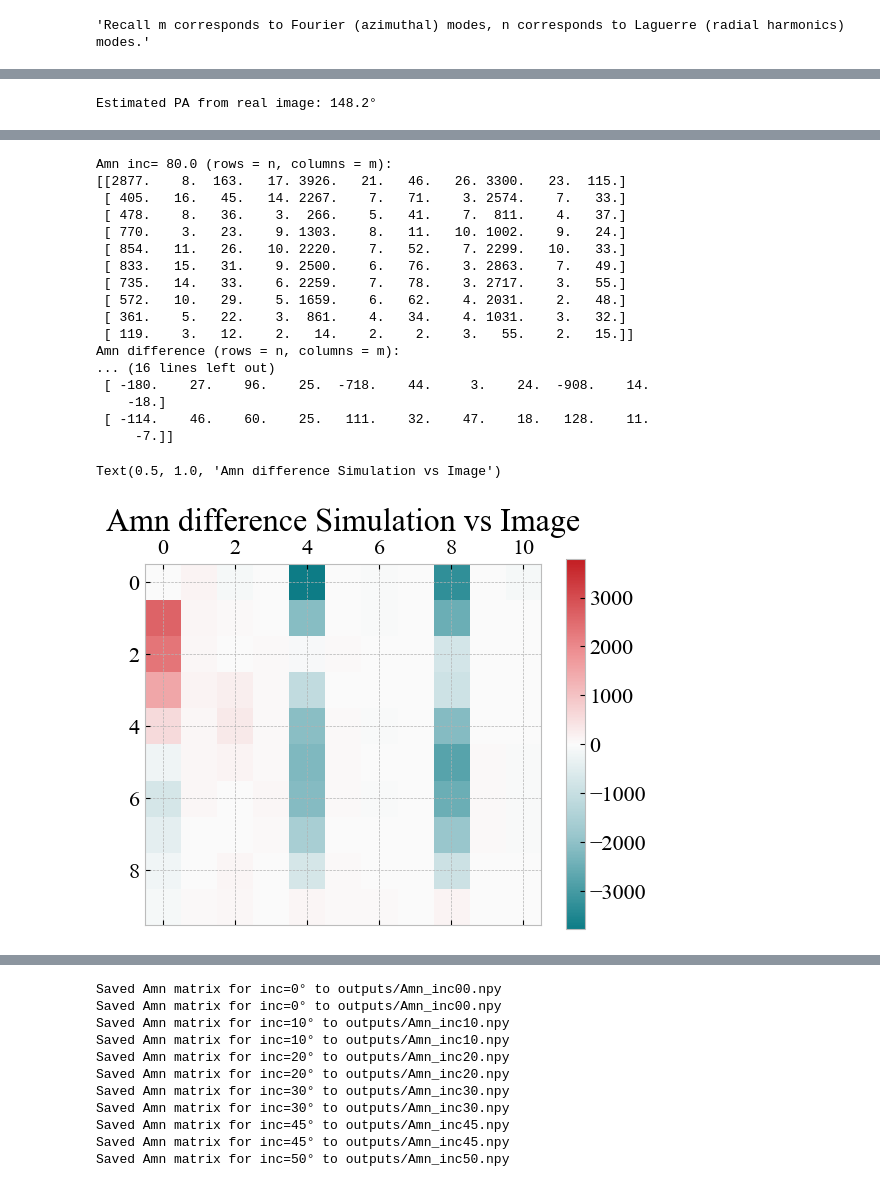
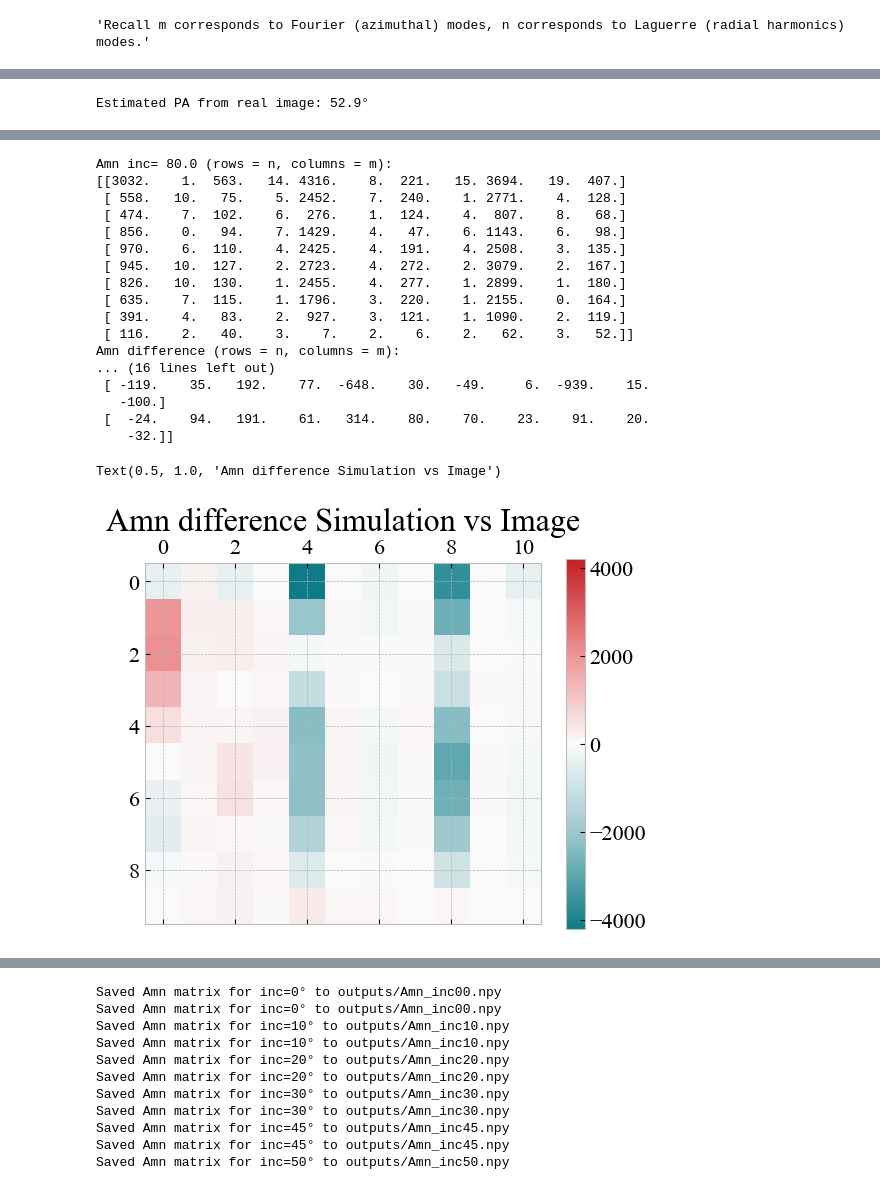
Before and after one commit to meganhmartinez/Sonification, a Jupyter notebook: Expansions.ipynb, the cells around one changed output, grey strips where cells are left out. Cells and saved outputs as stored; diff of their text form; code cells hidden in the pictures.

```diff
--- a/Expansions.ipynb
+++ b/Expansions.ipynb
@@ -186,12 +186,12 @@ rmax= 212
 a=5
 N=100000
 #Load the image as a 2D float array
-file = "295140.jpg"
+file = "290722.jpg"
 gray = np.array(Image.open(file).convert("L"), dtype=float)  # shape (h, w)
 
 h, w = gray.shape
 cx, cy = w//2, h//2
-radius = 60  # in pixels
+radius = 65 # in pixels
 print(f"Image size: {w}x{h} pixels, radius={radius} pixels")
 # Build the circular mask
 y, x = np.indices((h,w))
@@ -527,7 +527,7 @@ for PA in PA_list:
     D = DiscGalaxy(N=N, a=a, M=np.sum(gray))
     D.rotate_disc(inc_bt, 0, PA)
     D.generate_image(rmax=rmax, nbins=nbins, noiselevel=noise)
-    E = D.make_pointexpansion(mmax, nmax, a)
+    E = D.make_expansion(mmax, nmax, a)
 
     coscoefs = E.coscoefs
     sincoefs = E.sincoefs
@@ -612,5 +612,5 @@ figure.colorbar(caxes)
 
 axes.set_title(f"Amn difference Simulation vs Image")
 # %% [output]
-Estimated PA from real image: 148.2°
+Estimated PA from real image: 52.9°
 [figure]
@@ -618,20 +618,20 @@ Estimated PA from real image: 148.2°
 Amn inc= 80.0 (rows = n, columns = m):
-[[2877.    8.  163.   17. 3926.   21.   46.   26. 3300.   23.  115.]
- [ 405.   16.   45.   14. 2267.    7.   71.    3. 2574.    7.   33.]
- [ 478.    8.   36.    3.  266.    5.   41.    7.  811.    4.   37.]
- [ 770.    3.   23.    9. 1303.    8.   11.   10. 1002.    9.   24.]
- [ 854.   11.   26.   10. 2220.    7.   52.    7. 2299.   10.   33.]
- [ 833.   15.   31.    9. 2500.    6.   76.    3. 2863.    7.   49.]
- [ 735.   14.   33.    6. 2259.    7.   78.    3. 2717.    3.   55.]
- [ 572.   10.   29.    5. 1659.    6.   62.    4. 2031.    2.   48.]
- [ 361.    5.   22.    3.  861.    4.   34.    4. 1031.    3.   32.]
- [ 119.    3.   12.    2.   14.    2.    2.    3.   55.    2.   15.]]
+[[3032.    1.  563.   14. 4316.    8.  221.   15. 3694.   19.  407.]
+ [ 558.   10.   75.    5. 2452.    7.  240.    1. 2771.    4.  128.]
+ [ 474.    7.  102.    6.  276.    1.  124.    4.  807.    8.   68.]
+ [ 856.    0.   94.    7. 1429.    4.   47.    6. 1143.    6.   98.]
+ [ 970.    6.  110.    4. 2425.    4.  191.    4. 2508.    3.  135.]
+ [ 945.   10.  127.    2. 2723.    4.  272.    2. 3079.    2.  167.]
+ [ 826.   10.  130.    1. 2455.    4.  277.    1. 2899.    1.  180.]
+ [ 635.    7.  115.    1. 1796.    3.  220.    1. 2155.    0.  164.]
+ [ 391.    4.   83.    2.  927.    3.  121.    1. 1090.    2.  119.]
+ [ 116.    2.   40.    3.    7.    2.    6.    2.   62.    3.   52.]]
 Amn difference (rows = n, columns = m):
 ... (16 lines left out)
- [ -180.    27.    96.    25.  -718.    44.     3.    24.  -908.    14.
-    -18.]
- [ -114.    46.    60.    25.   111.    32.    47.    18.   128.    11.
-     -7.]]
+ [ -119.    35.   192.    77.  -648.    30.   -49.     6.  -939.    15.
+   -100.]
+ [  -24.    94.   191.    61.   314.    80.    70.    23.    91.    20.
+    -32.]]
 Text(0.5, 1.0, 'Amn difference Simulation vs Image')
-[figure, old version]
+[figure, new version]
 # %%
```
Also changed, not shown: parts of 6 cells of this notebook, 31 other files.
